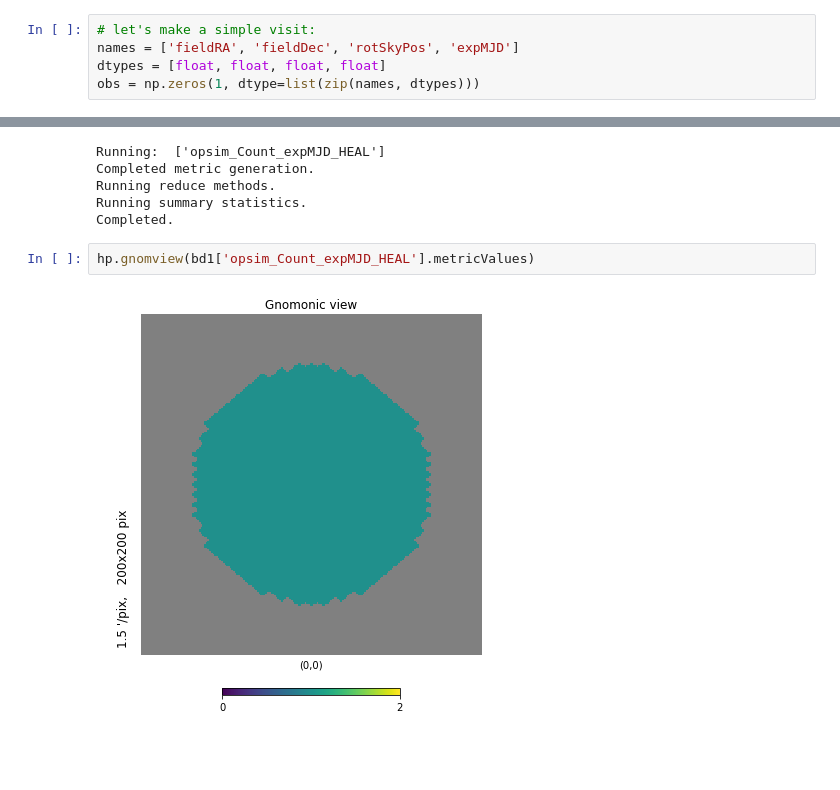
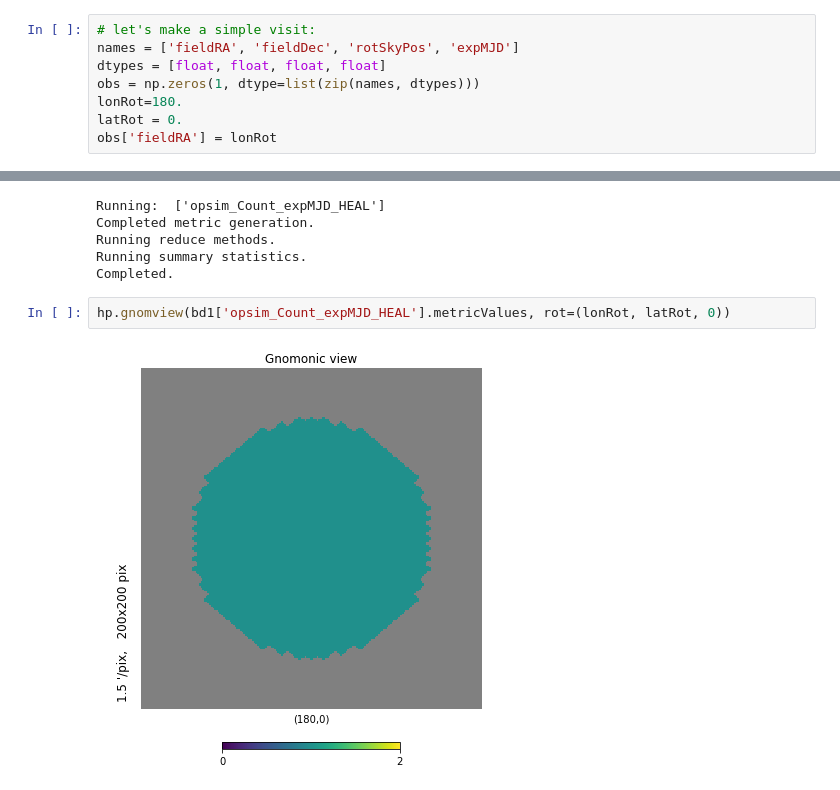
Before and after one commit to yoachim/18_scratch, a Jupyter notebook: comcam_maf/chipname_check.ipynb, the cells around one changed output, grey strips where cells are left out. Drawn from its saved outputs; the diff is of its cells as text; blank space fills up the shorter version.

```diff
--- a/comcam_maf/chipname_check.ipynb
+++ b/comcam_maf/chipname_check.ipynb
@@ -15,6 +15,9 @@ import lsst.sims.maf.metricBundles as metricBundles
 names = ['fieldRA', 'fieldDec', 'rotSkyPos', 'expMJD']
 dtypes = [float, float, float, float]
 obs = np.zeros(1, dtype=list(zip(names, dtypes)))
+lonRot=180.
+latRot = 0.
+obs['fieldRA'] = lonRot
 # %%
 dbFile = 'minion_1016_sqlite.db'
 #conn = db.OpsimDatabase(dbFile)
@@ -44,9 +47,9 @@ Running reduce methods.
 Running summary statistics.
 Completed.
 # %%
-hp.gnomview(bd1['opsim_Count_expMJD_HEAL'].metricValues)
+hp.gnomview(bd1['opsim_Count_expMJD_HEAL'].metricValues, rot=(lonRot, latRot, 0))
 # %% [output]
-[figure, old version]
+[figure, new version]
 # %%
 bundleList = []
 
```
Also changed, not shown: parts of 5 cells of this notebook, 1 other file.
